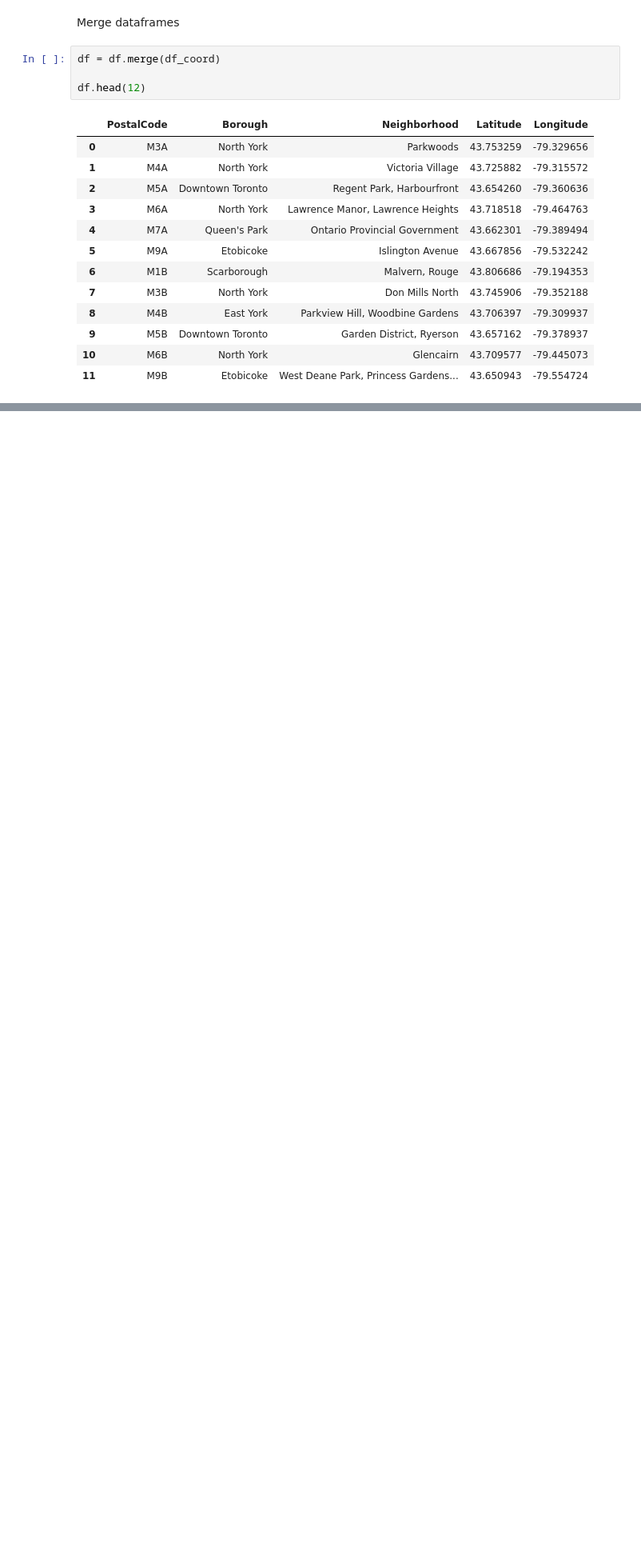
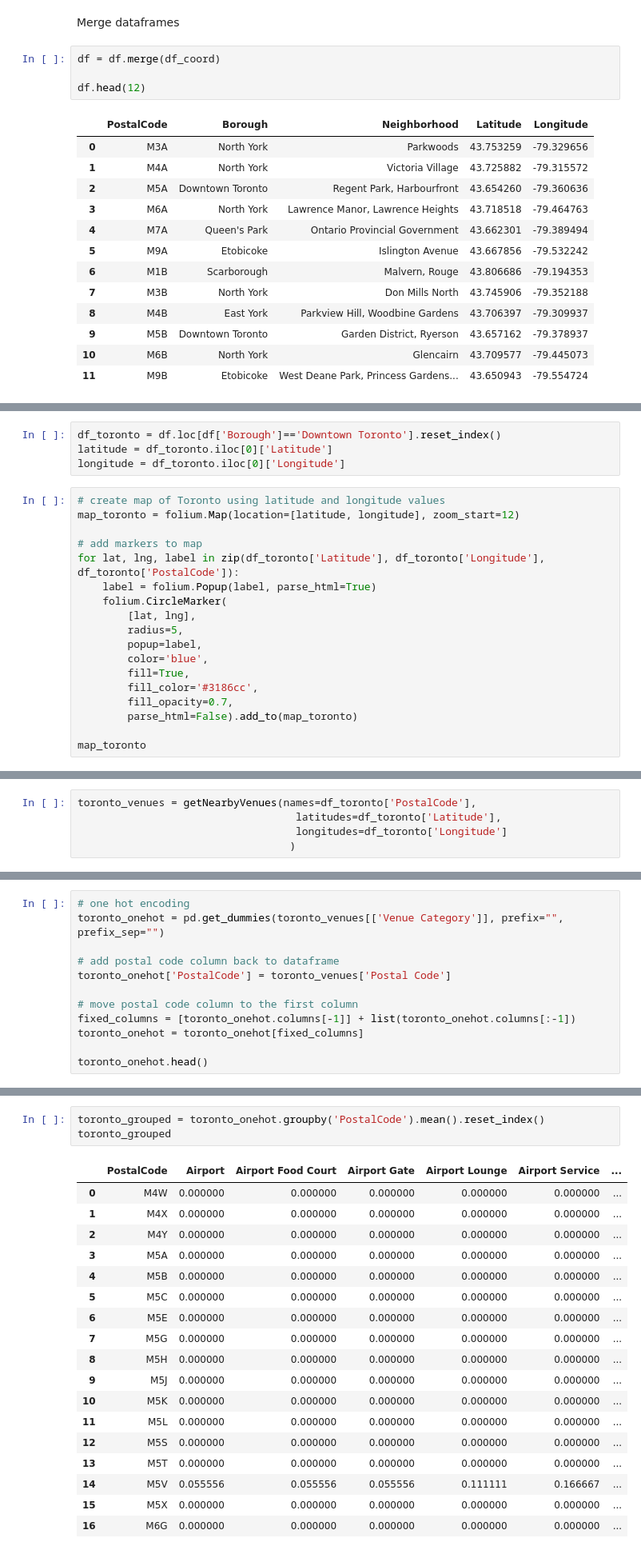
Before and after one commit to NickFreedman25/Coursera_Capstone, a Jupyter notebook: Coursera Capstone Project.ipynb, the cells around one changed output, grey strips where cells are left out. Shown at 80% size. Saved outputs shown, nothing was run; the diff lists cells and outputs as text; blank space fills up the shorter version.

```diff
--- a/Coursera Capstone Project.ipynb
+++ b/Coursera Capstone Project.ipynb
@@ -92,0 +122,22 @@ df.head(12)
+# %%
+df_toronto = df.loc[df['Borough']=='Downtown Toronto'].reset_index()
+latitude = df_toronto.iloc[0]['Latitude']
+longitude = df_toronto.iloc[0]['Longitude']
+# %%
+# create map of Toronto using latitude and longitude values
+map_toronto = folium.Map(location=[latitude, longitude], zoom_start=12)
+
+# add markers to map
+for lat, lng, label in zip(df_toronto['Latitude'], df_toronto['Longitude'], df_toronto['PostalCode']):
+    label = folium.Popup(label, parse_html=True)
+    folium.CircleMarker(
+        [lat, lng],
+        radius=5,
+        popup=label,
+        color='blue',
+        fill=True,
+        fill_color='#3186cc',
+        fill_opacity=0.7,
+        parse_html=False).add_to(map_toronto)
+
+map_toronto
@@ -92,0 +200,5 @@ df.head(12)
+# %%
+toronto_venues = getNearbyVenues(names=df_toronto['PostalCode'],
+                                   latitudes=df_toronto['Latitude'],
+                                   longitudes=df_toronto['Longitude']
+                                  )
@@ -92,0 +236,12 @@ df.head(12)
+# %%
+# one hot encoding
+toronto_onehot = pd.get_dummies(toronto_venues[['Venue Category']], prefix="", prefix_sep="")
+
+# add postal code column back to dataframe
+toronto_onehot['PostalCode'] = toronto_venues['Postal Code']
+
+# move postal code column to the first column
+fixed_columns = [toronto_onehot.columns[-1]] + list(toronto_onehot.columns[:-1])
+toronto_onehot = toronto_onehot[fixed_columns]
+
+toronto_onehot.head()
@@ -92,0 +258,22 @@ df.head(12)
+# %%
+toronto_grouped = toronto_onehot.groupby('PostalCode').mean().reset_index()
+toronto_grouped
+# %% [output]
+|  | PostalCode | Airport | Airport Food Court | Airport Gate | Airport Lounge | Airport Service | ... |
+| 0 | M4W | 0.000000 | 0.000000 | 0.000000 | 0.000000 | 0.000000 | ... |
+| 1 | M4X | 0.000000 | 0.000000 | 0.000000 | 0.000000 | 0.000000 | ... |
+| 2 | M4Y | 0.000000 | 0.000000 | 0.000000 | 0.000000 | 0.000000 | ... |
+| 3 | M5A | 0.000000 | 0.000000 | 0.000000 | 0.000000 | 0.000000 | ... |
+| 4 | M5B | 0.000000 | 0.000000 | 0.000000 | 0.000000 | 0.000000 | ... |
+| 5 | M5C | 0.000000 | 0.000000 | 0.000000 | 0.000000 | 0.000000 | ... |
+| 6 | M5E | 0.000000 | 0.000000 | 0.000000 | 0.000000 | 0.000000 | ... |
+| 7 | M5G | 0.000000 | 0.000000 | 0.000000 | 0.000000 | 0.000000 | ... |
+| 8 | M5H | 0.000000 | 0.000000 | 0.000000 | 0.000000 | 0.000000 | ... |
+| 9 | M5J | 0.000000 | 0.000000 | 0.000000 | 0.000000 | 0.000000 | ... |
+| 10 | M5K | 0.000000 | 0.000000 | 0.000000 | 0.000000 | 0.000000 | ... |
+| 11 | M5L | 0.000000 | 0.000000 | 0.000000 | 0.000000 | 0.000000 | ... |
+| 12 | M5S | 0.000000 | 0.000000 | 0.000000 | 0.000000 | 0.000000 | ... |
+| 13 | M5T | 0.000000 | 0.000000 | 0.000000 | 0.000000 | 0.000000 | ... |
+| 14 | M5V | 0.055556 | 0.055556 | 0.055556 | 0.111111 | 0.166667 | ... |
+| 15 | M5X | 0.000000 | 0.000000 | 0.000000 | 0.000000 | 0.000000 | ... |
+| 16 | M6G | 0.000000 | 0.000000 | 0.000000 | 0.000000 | 0.000000 | ... |
```
Also changed, not shown: parts of 23 cells of this notebook.
